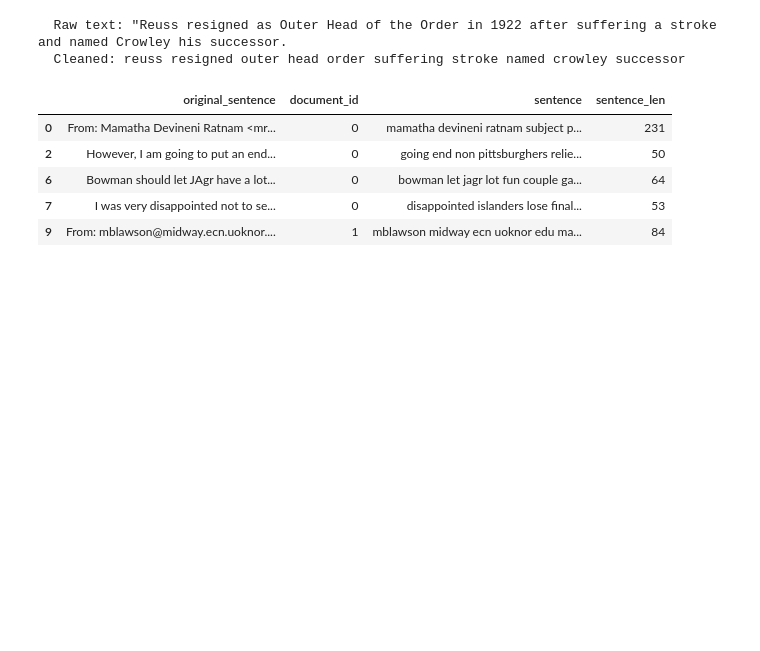
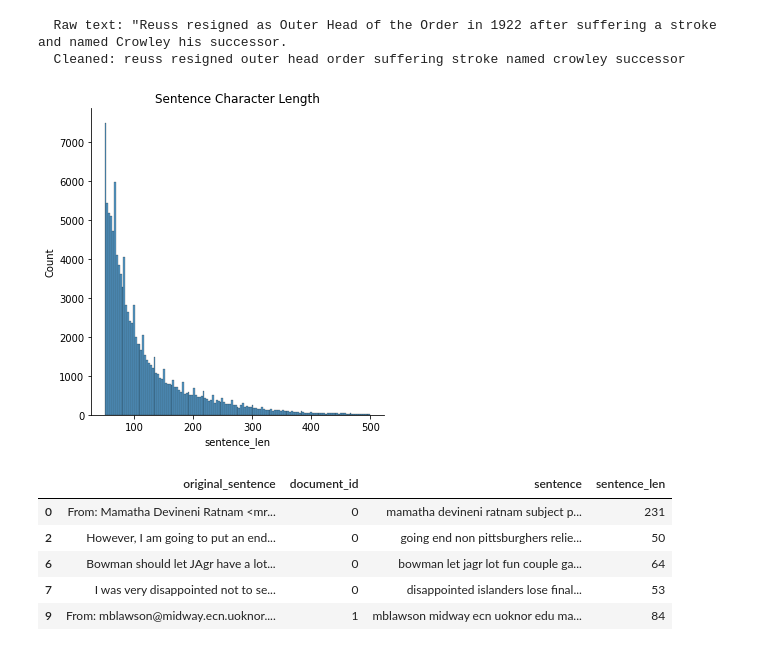
Before and after one commit to stavshem/PyCon2021-Topic_Modeling, a Jupyter notebook: Topic_Modeling.ipynb, the cells around one changed output. Drawn from its saved outputs; the diff is of its cells as text; code cells hidden in the pictures; blank space fills up the shorter version.

```diff
--- a/Topic_Modeling.ipynb
+++ b/Topic_Modeling.ipynb
@@ -89,3 +99,8 @@ df_sentences = df_sentences[(MIN_LEN <= df_sentences['sentence_len']) & (df_sent
+# %%
+sns.displot(df_sentences['sentence_len'])
+plt.title('Sentence Character Length');
+# %% [output]
+[figure, added]
 # %%
 df_sentences.head()
 # %% [output]
```
Also changed, not shown: parts of 26 cells of this notebook.
